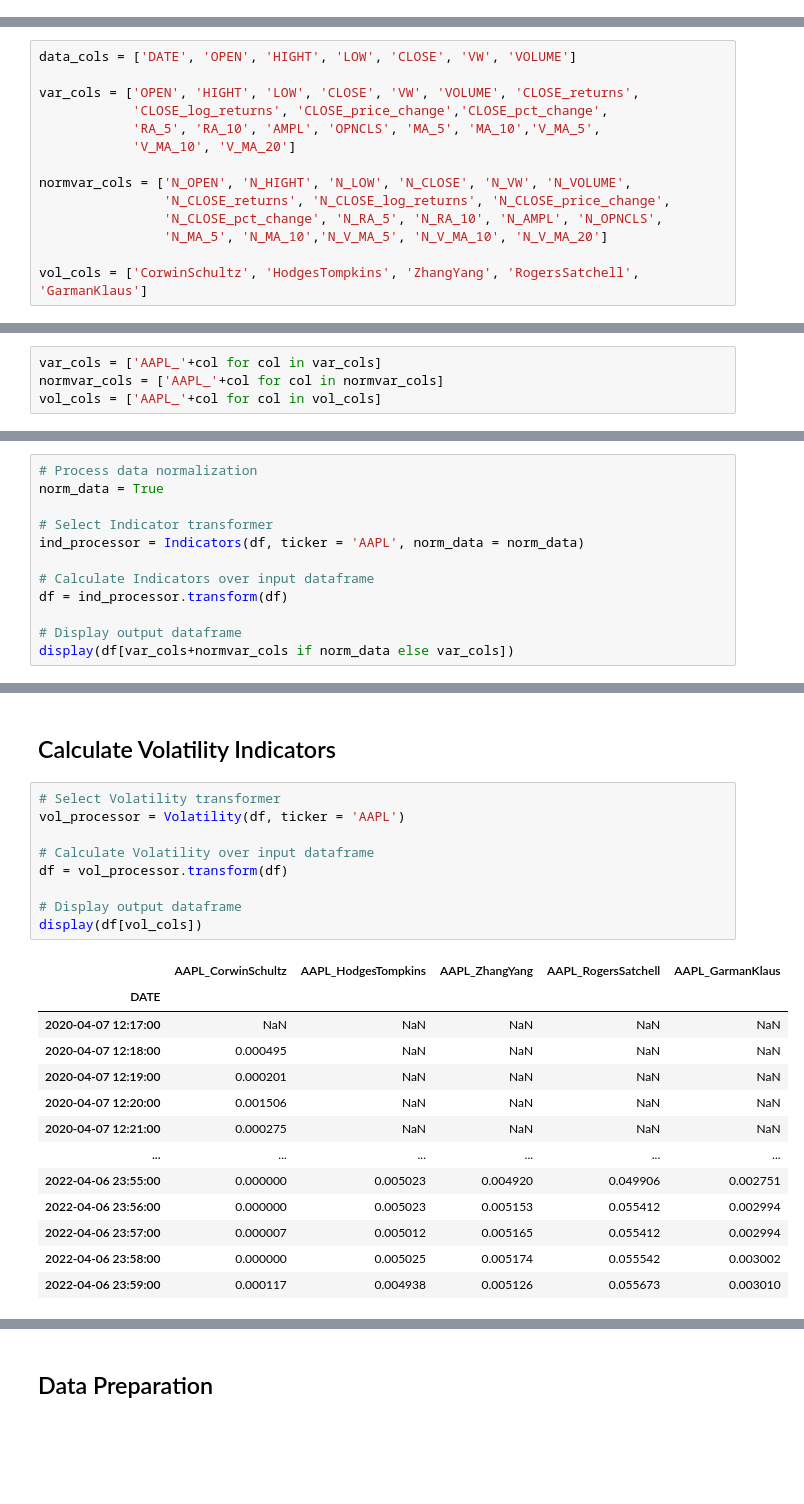
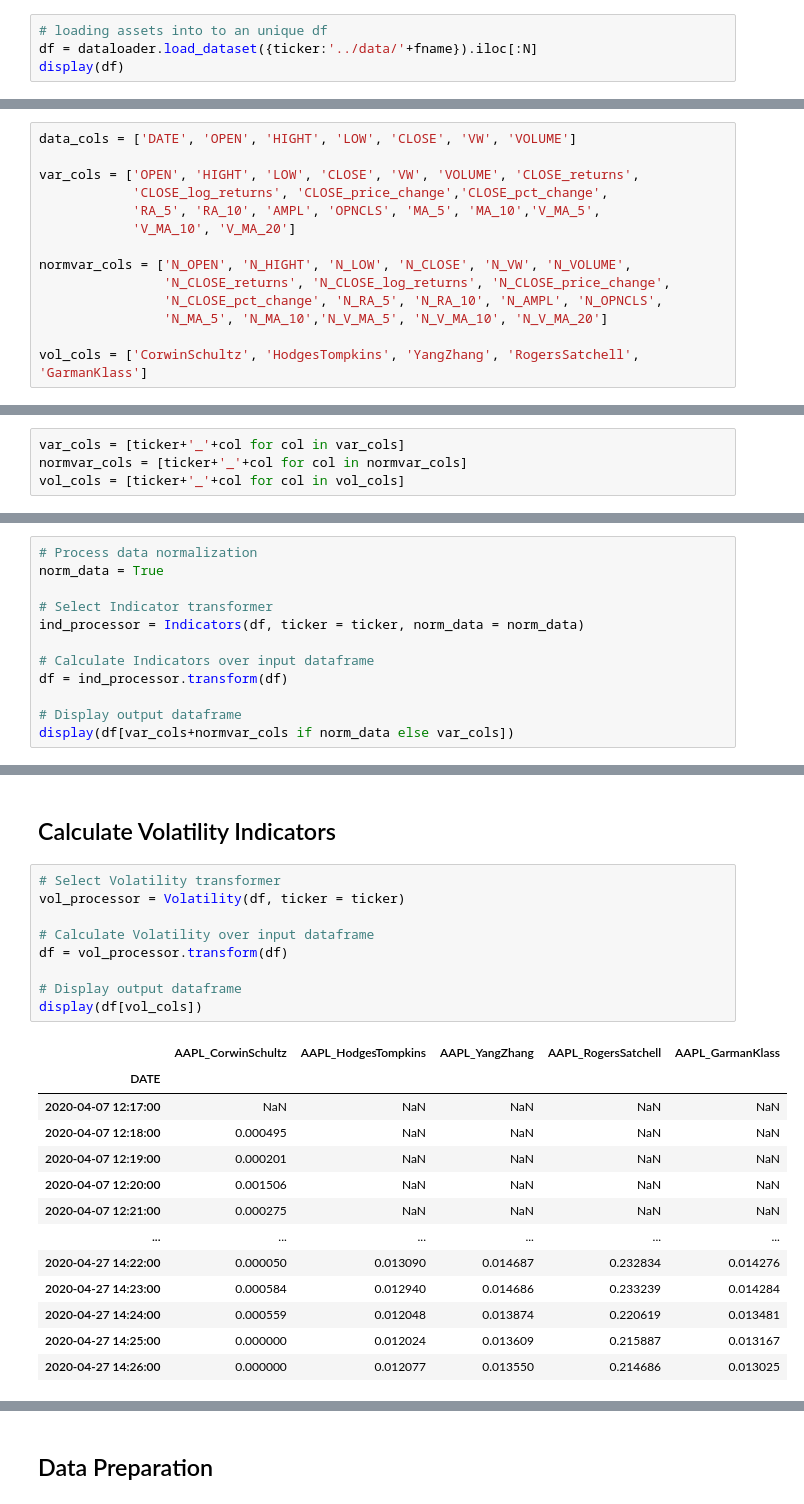
Before and after one commit to yashbhesaniya/fractional-differentiation-time-series, a Jupyter notebook: notebooks/denoising_with_dataloader.ipynb, the cells around one changed output, grey strips where cells are left out. Saved outputs shown, nothing was run; the diff lists cells and outputs as text; blank space fills up the shorter version.

```diff
--- a/notebooks/denoising_with_dataloader.ipynb
+++ b/notebooks/denoising_with_dataloader.ipynb
@@ -48,0 +47,4 @@ display(df)
+# %%
+# loading assets into to an unique df
+df = dataloader.load_dataset({ticker:'../data/'+fname}).iloc[:N]
+display(df)
@@ -59,4 +86,4 @@ normvar_cols = ['N_OPEN', 'N_HIGHT', 'N_LOW', 'N_CLOSE', 'N_VW', 'N_VOLUME',
                 'N_CLOSE_pct_change', 'N_RA_5', 'N_RA_10', 'N_AMPL', 'N_OPNCLS',
                 'N_MA_5', 'N_MA_10','N_V_MA_5', 'N_V_MA_10', 'N_V_MA_20']
 
-vol_cols = ['CorwinSchultz', 'HodgesTompkins', 'ZhangYang', 'RogersSatchell', 'GarmanKlaus']
+vol_cols = ['CorwinSchultz', 'HodgesTompkins', 'YangZhang', 'RogersSatchell', 'GarmanKlass']
@@ -63,7 +92,7 @@ vol_cols = ['CorwinSchultz', 'HodgesTompkins', 'ZhangYang', 'RogersSatchell', 'G
 # %%
-var_cols = ['AAPL_'+col for col in var_cols]
-normvar_cols = ['AAPL_'+col for col in normvar_cols]
-vol_cols = ['AAPL_'+col for col in vol_cols]
+var_cols = [ticker+'_'+col for col in var_cols]
+normvar_cols = [ticker+'_'+col for col in normvar_cols]
+vol_cols = [ticker+'_'+col for col in vol_cols]
 # %% [markdown]
 # Data Augmentation
 # %% [markdown]
@@ -77,7 +106,7 @@ After $\textbf{Volatility}$ and $\textbf{Data Generation}$ groups introduced the
 norm_data = True
 
 # Select Indicator transformer
-ind_processor = Indicators(df, ticker = 'AAPL', norm_data = norm_data)
+ind_processor = Indicators(df, ticker = ticker, norm_data = norm_data)
 
 # Calculate Indicators over input dataframe
 df = ind_processor.transform(df)
@@ -103,15 +132,15 @@ display(df[var_cols+normvar_cols if norm_data else var_cols])
 ## Calculate Volatility Indicators
 # %%
 # Select Volatility transformer
-vol_processor = Volatility(df, ticker = 'AAPL')
+vol_processor = Volatility(df, ticker = ticker)
 
 # Calculate Volatility over input dataframe
 df = vol_processor.transform(df)
 
 # Display output dataframe
 display(df[vol_cols])
 # %% [output]
-|  | AAPL_CorwinSchultz | AAPL_HodgesTompkins | AAPL_ZhangYang | AAPL_RogersSatchell | AAPL_GarmanKlaus |
+|  | AAPL_CorwinSchultz | AAPL_HodgesTompkins | AAPL_YangZhang | AAPL_RogersSatchell | AAPL_GarmanKlass |
 | DATE |  |  |  |  |  |
 | 2020-04-07 12:17:00 | NaN | NaN | NaN | NaN | NaN |
 | 2020-04-07 12:18:00 | 0.000495 | NaN | NaN | NaN | NaN |
@@ -119,8 +148,8 @@ display(df[vol_cols])
 | 2020-04-07 12:20:00 | 0.001506 | NaN | NaN | NaN | NaN |
 | 2020-04-07 12:21:00 | 0.000275 | NaN | NaN | NaN | NaN |
 | ... | ... | ... | ... | ... | ... |
-| 2022-04-06 23:55:00 | 0.000000 | 0.005023 | 0.004920 | 0.049906 | 0.002751 |
-| 2022-04-06 23:56:00 | 0.000000 | 0.005023 | 0.005153 | 0.055412 | 0.002994 |
-| 2022-04-06 23:57:00 | 0.000007 | 0.005012 | 0.005165 | 0.055412 | 0.002994 |
-| 2022-04-06 23:58:00 | 0.000000 | 0.005025 | 0.005174 | 0.055542 | 0.003002 |
-| 2022-04-06 23:59:00 | 0.000117 | 0.004938 | 0.005126 | 0.055673 | 0.003010 |
+| 2020-04-27 14:22:00 | 0.000050 | 0.013090 | 0.014687 | 0.232834 | 0.014276 |
+| 2020-04-27 14:23:00 | 0.000584 | 0.012940 | 0.014686 | 0.233239 | 0.014284 |
+| 2020-04-27 14:24:00 | 0.000559 | 0.012048 | 0.013874 | 0.220619 | 0.013481 |
+| 2020-04-27 14:25:00 | 0.000000 | 0.012024 | 0.013609 | 0.215887 | 0.013167 |
+| 2020-04-27 14:26:00 | 0.000000 | 0.012077 | 0.013550 | 0.214686 | 0.013025 |
```
Also changed, not shown: parts of 24 cells of this notebook, 3 other files.
